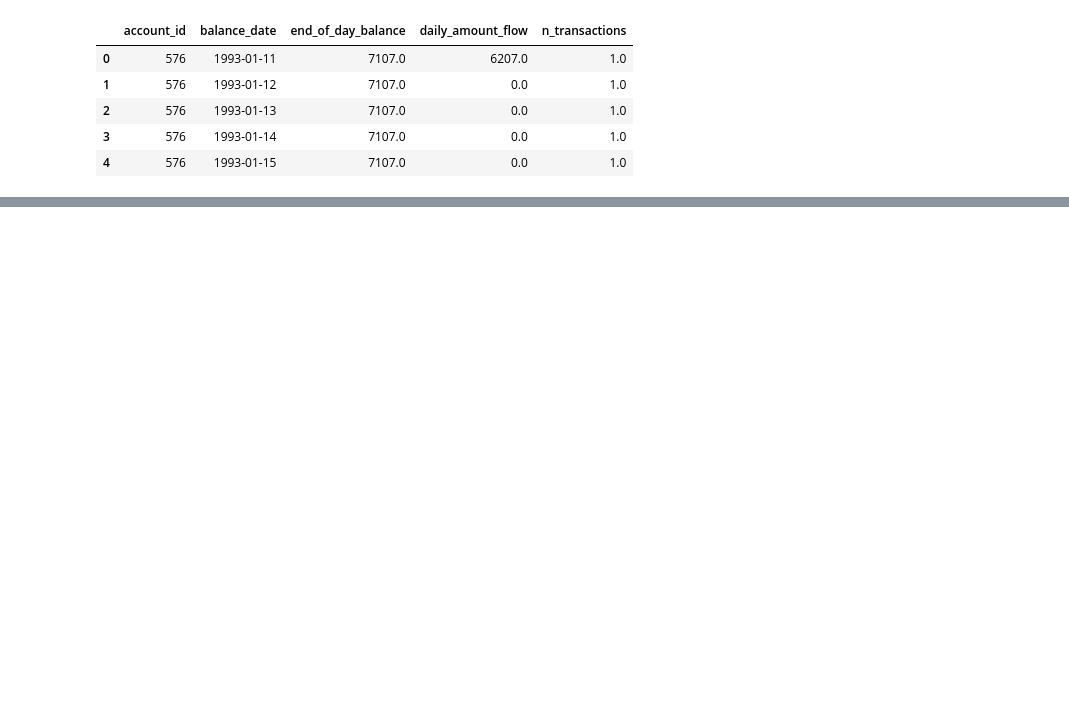
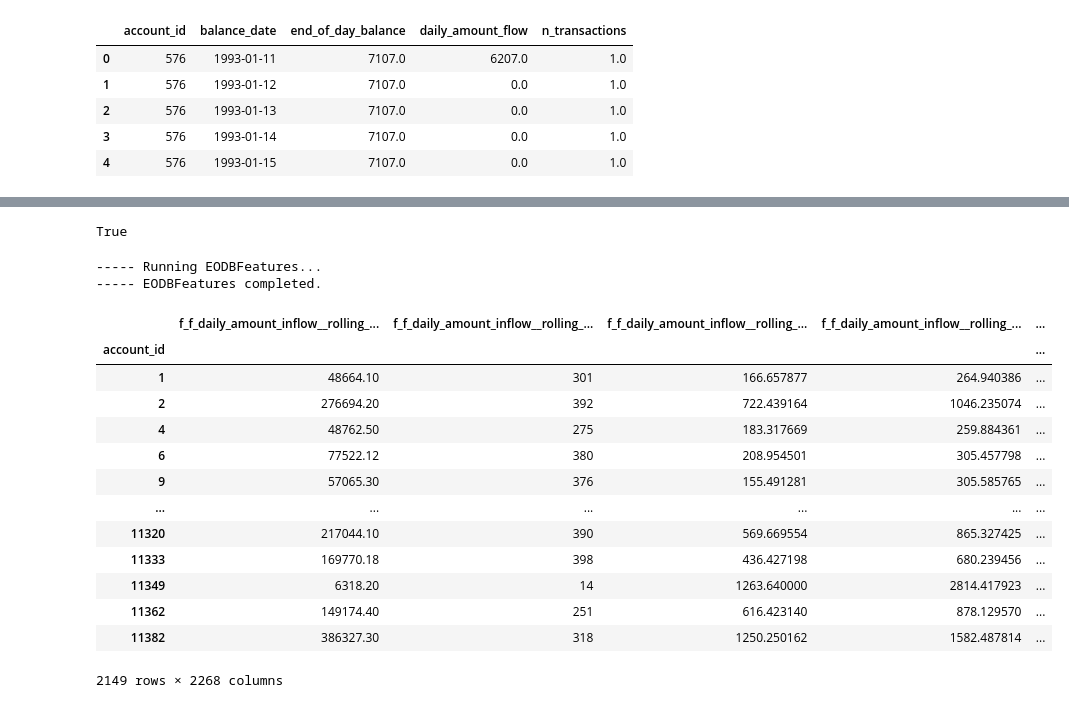
Before and after one commit to DataDavidProjects/berkabank, a Jupyter notebook: notebooks/feature_eng.ipynb, the cells around one changed output, grey strips where cells are left out. Cells and saved outputs as stored; diff of their text form; code cells hidden in the pictures; blank space fills up the shorter version.

```diff
--- a/notebooks/feature_eng.ipynb
+++ b/notebooks/feature_eng.ipynb
@@ -33,18 +34,37 @@ class IncidentFeatures:
         return incident_features
 
 
+
 @dataclass
 class EODBFeatures:
     eod_balance_training: pd.DataFrame
     column_mapping: dict
-    aggregations: dict
+    aggregations: List[str]
 
     def run(self):
         print("----- Running EODBFeatures...")
-        eodb_features_output = pd.DataFrame()
+        feature_matrix = (
+            make_aggregations(self.eod_balance_training, self.aggregations)
+            .groupby(self.column_mapping.get("account_id"))[self.aggregations]
+            .agg(
+                [
+                    "sum",
+                    "size",
+                    "mean",
+                    "std",
+                    "min",
+                    "max",
+                    "skew",
+                ]
+            )
+        )
+
+        feature_matrix.columns = [
+            f"f_{col[0]}_{col[1]}" for col in feature_matrix.columns.values
+        ]
+        eodb_features_output = feature_matrix.copy()
         print("----- EODBFeatures completed.")
         return eodb_features_output
-
 
 @dataclass
 class PrimaryFeatures:
@@ -578,0 +603,40 @@ pd.DataFrame(pd.qcut(pd.Series(y_scores),10, labels=False).value_counts().sort_i
+# %%
+['f_f_daily_amount_inflow__rolling_percentile_85_10_days_skew',
+ 'f_f_daily_amount_inflow__rolling_skew_20_days_min',
+ 'f_f_daily_amount_inflow__rolling_kurtosis_30_days_min',
+ 'f_f_daily_amount_outflow__rolling_median_10_days_skew',
+ 'f_f_daily_amount_outflow__rolling_percentile_60_10_days_skew',
+ 'f_f_daily_amount_outflow__rolling_skew_20_days_min',
+ 'f_f_daily_amount_outflow__rolling_percentile_60_20_days_skew',
+ 'f_f_daily_amount_outflow__rolling_percentile_85_40_days_skew',
+ 'f_f_daily_amount_outflow__rolling_percentile_85_80_days_skew',
+ 'f_f_n_transactions__rolling_std_10_days_skew',
+ 'f_f_n_transactions__rolling_skew_20_days_sum',
+ 'f_f_n_transactions__rolling_kurtosis_20_days_sum',
+ 'f_f_n_transactions__rolling_kurtosis_30_days_max',
+ 'f_f_n_transactions__rolling_skew_50_days_skew'] == report.index.to_list()
+# %% [output]
+True
+# %%
+EODBFeatures(
+    eod_balance_training=df,
+    column_mapping=column_mapping["eod_balance_training"],
+    aggregations=aggregations,
+).run()
+# %% [output]
+----- Running EODBFeatures...
+----- EODBFeatures completed.
+|  | f_f_daily_amount_inflow__rolling_... | f_f_daily_amount_inflow__rolling_... | f_f_daily_amount_inflow__rolling_... | f_f_daily_amount_inflow__rolling_... | ... |
+| account_id |  |  |  |  | ... |
+| 1 | 48664.10 | 301 | 166.657877 | 264.940386 | ... |
+| 2 | 276694.20 | 392 | 722.439164 | 1046.235074 | ... |
+| 4 | 48762.50 | 275 | 183.317669 | 259.884361 | ... |
+| 6 | 77522.12 | 380 | 208.954501 | 305.457798 | ... |
+| 9 | 57065.30 | 376 | 155.491281 | 305.585765 | ... |
+| ... | ... | ... | ... | ... | ... |
+| 11320 | 217044.10 | 390 | 569.669554 | 865.327425 | ... |
+| 11333 | 169770.18 | 398 | 436.427198 | 680.239456 | ... |
+| 11349 | 6318.20 | 14 | 1263.640000 | 2814.417923 | ... |
+| 11362 | 149174.40 | 251 | 616.423140 | 878.129570 | ... |
+| 11382 | 386327.30 | 318 | 1250.250162 | 1582.487814 | ... |
+2149 rows × 2268 columns
```
Also changed, not shown: parts of 16 cells of this notebook, 2 other files.
